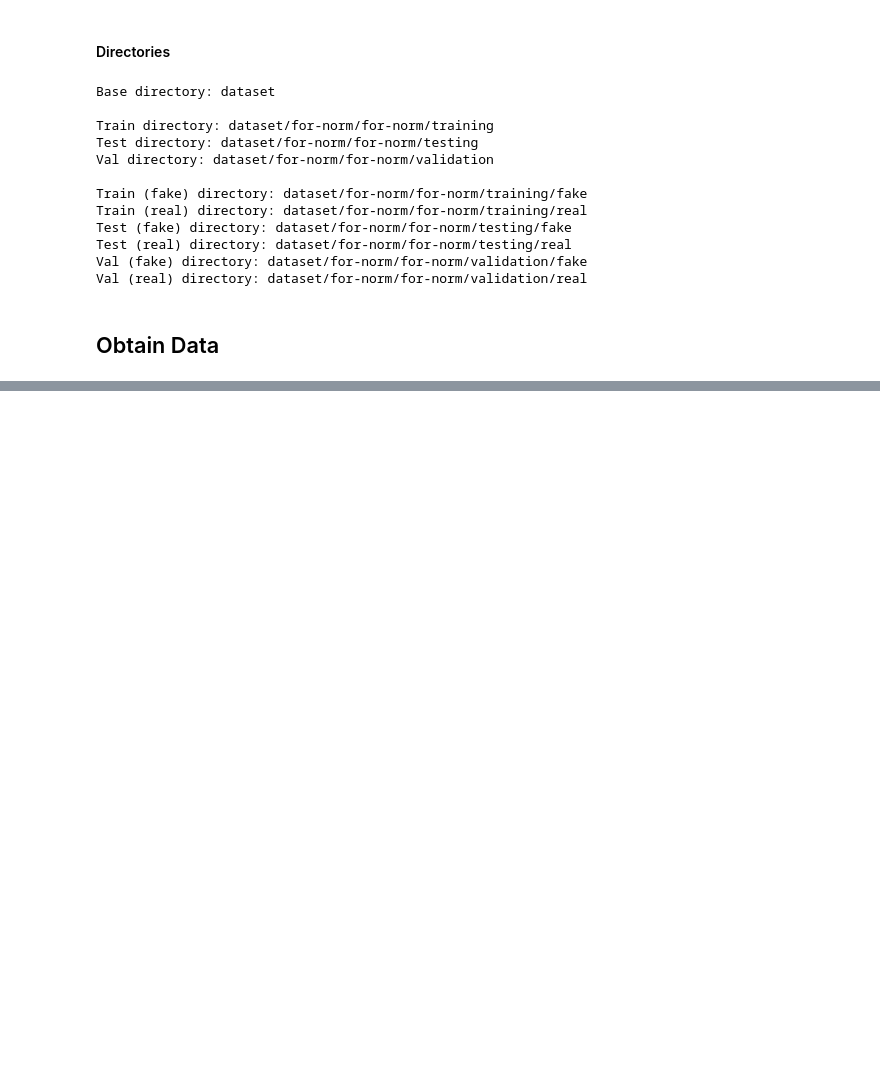
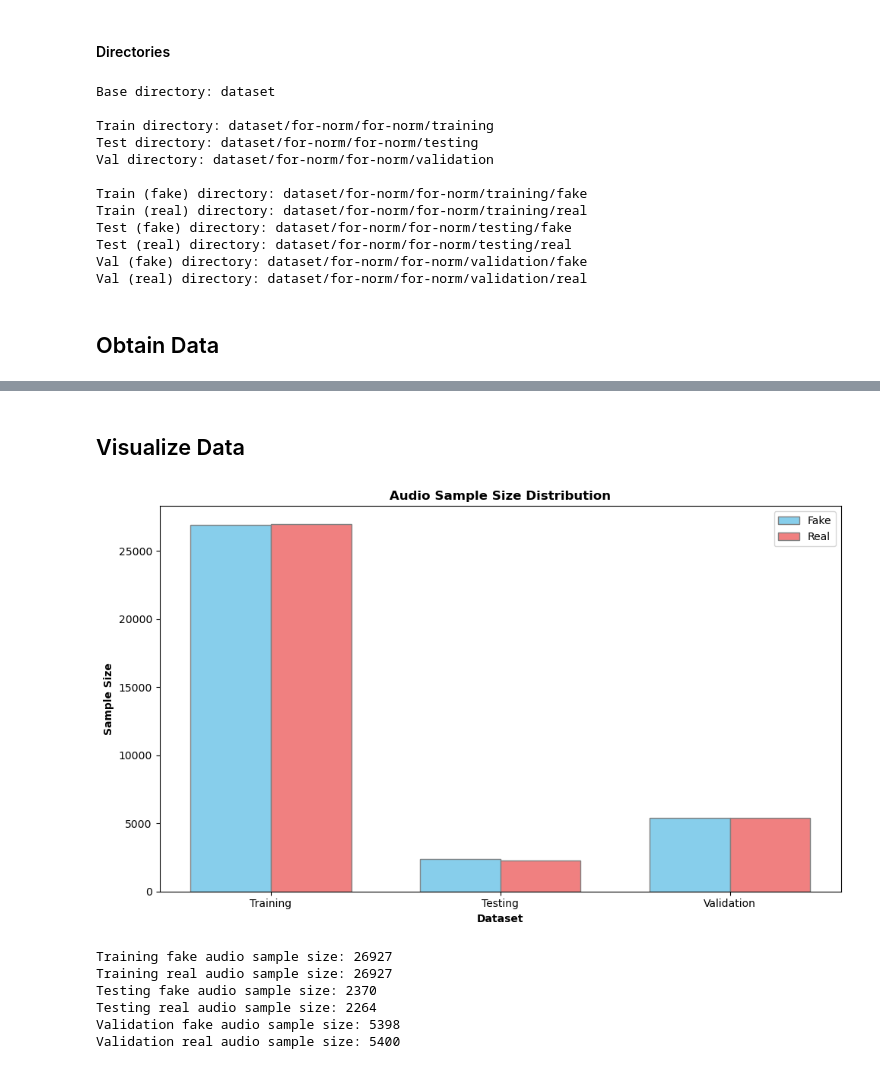
Before and after one commit to Pooh555/AI_vs_human_generated_content_models, a Jupyter notebook: src/audio/EDA.ipynb, the cells around one changed output, grey strips where cells are left out. Drawn from its saved outputs; the diff is of its cells as text; code cells hidden in the pictures; blank space fills up the shorter version.

Commit message:
Display data imbalances

```diff
--- a/src/audio/EDA.ipynb
+++ b/src/audio/EDA.ipynb
@@ -79,0 +83,48 @@ ipd.Audio(random_audio_file)
+# %% [markdown]
+## Visualize Data
+# %%
+# Look for data imbalances
+
+# Display in a graph format
+
+# Data for the bar graph
+datasets = ["Training", "Testing", "Validation"]
+fake_sample_counts = [len(train_fake_audio), len(test_fake_audio), len(validation_fake_audio)]
+real_sample_counts = [len(train_real_audio), len(test_real_audio), len(validation_real_audio)]
+
+# Set the width of the bars
+bar_width = 0.35
+
+# Set the positions of the bars on the x-axis
+r1 = range(len(datasets))
+r2 = [x + bar_width for x in r1]
+
+# Create the bar plot
+plt.figure(figsize=(10, 6))
+plt.bar(r1, fake_sample_counts, color="skyblue", width=bar_width, edgecolor="grey", label="Fake")
+plt.bar(r2, real_sample_counts, color="lightcoral", width=bar_width, edgecolor="grey", label="Real")
+
+# Add labels and title
+plt.xlabel("Dataset", fontweight="bold")
+plt.ylabel("Sample Size", fontweight="bold")
+plt.xticks([r + bar_width/2 for r in range(len(datasets))], datasets)
+plt.title("Audio Sample Size Distribution", fontweight="bold")
+plt.legend()
+plt.tight_layout()
+plt.show()
+
+# Display in numerical form
+print("Training fake audio sample size:", len(train_fake_audio))
+print("Training real audio sample size:", len(train_fake_audio))
+print("Testing fake audio sample size:", len(test_fake_audio))
+print("Testing real audio sample size:", len(test_real_audio))
+print("Validation fake audio sample size:", len(validation_fake_audio))
+print("Validation real audio sample size:", len(validation_real_audio))
+# %% [output]
+[figure, added]
+Training fake audio sample size: 26927
+Training real audio sample size: 26927
+Testing fake audio sample size: 2370
+Testing real audio sample size: 2264
+Validation fake audio sample size: 5398
+Validation real audio sample size: 5400
```
Also changed, not shown: parts of 2 cells of this notebook.
